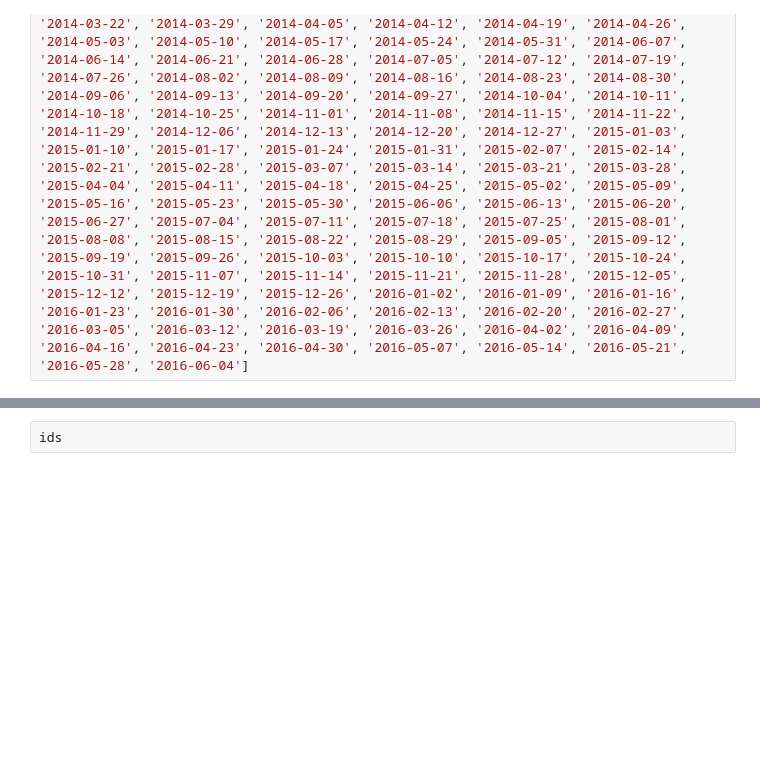
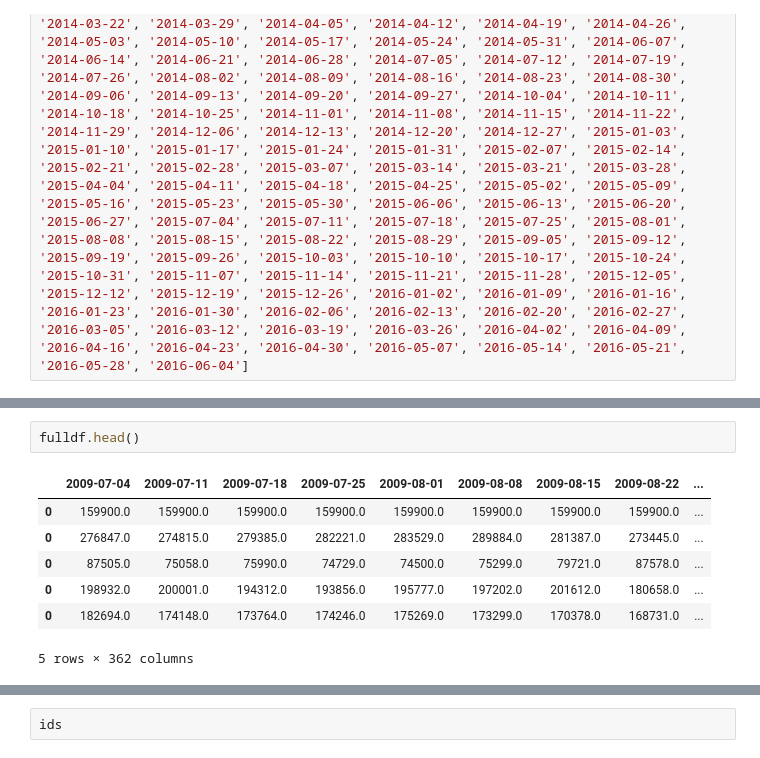
Before and after one commit to samjwil/RealEstatePredict, a Jupyter notebook: Trulia2.ipynb, the cells around one changed output, grey strips where cells are left out. Saved outputs shown, nothing was run; the diff lists cells and outputs as text; blank space fills up the shorter version.

```diff
--- a/Trulia2.ipynb
+++ b/Trulia2.ipynb
@@ -529,0 +625,10 @@ ColumbusOhio.json
+# %%
+fulldf.head()
+# %% [output]
+|  | 2009-07-04 | 2009-07-11 | 2009-07-18 | 2009-07-25 | 2009-08-01 | 2009-08-08 | 2009-08-15 | 2009-08-22 | ... |
+| 0 | 159900.0 | 159900.0 | 159900.0 | 159900.0 | 159900.0 | 159900.0 | 159900.0 | 159900.0 | ... |
+| 0 | 276847.0 | 274815.0 | 279385.0 | 282221.0 | 283529.0 | 289884.0 | 281387.0 | 273445.0 | ... |
+| 0 | 87505.0 | 75058.0 | 75990.0 | 74729.0 | 74500.0 | 75299.0 | 79721.0 | 87578.0 | ... |
+| 0 | 198932.0 | 200001.0 | 194312.0 | 193856.0 | 195777.0 | 197202.0 | 201612.0 | 180658.0 | ... |
+| 0 | 182694.0 | 174148.0 | 173764.0 | 174246.0 | 175269.0 | 173299.0 | 170378.0 | 168731.0 | ... |
+5 rows × 362 columns
```
Also changed, not shown: parts of 12 cells of this notebook.
